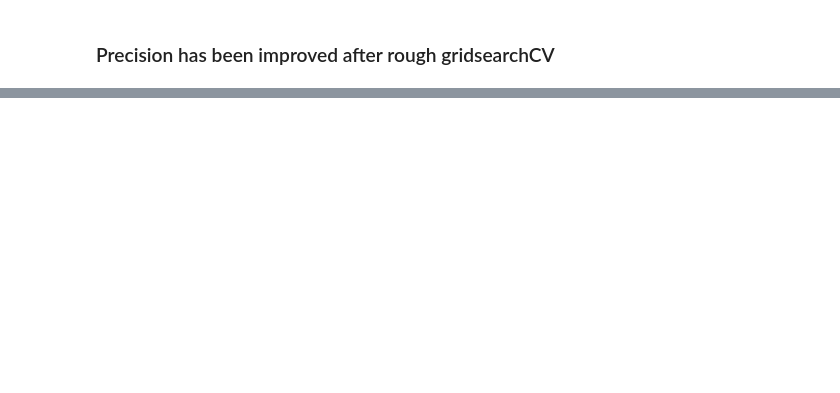
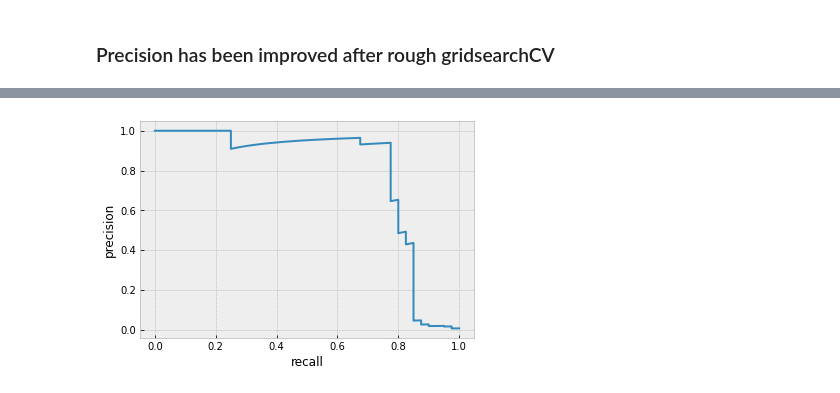
Before and after one commit to mzhou356/creditCardFraud, a Jupyter notebook: SupervisedLearning/notebooks/Xgboost_binary_classifier.ipynb, the cells around one changed output, grey strips where cells are left out. Cells and saved outputs as stored; diff of their text form; code cells hidden in the pictures; blank space fills up the shorter version.

```diff
--- a/SupervisedLearning/notebooks/Xgboost_binary_classifier.ipynb
+++ b/SupervisedLearning/notebooks/Xgboost_binary_classifier.ipynb
@@ -164,0 +213,15 @@ weighted avg       1.00      1.00      1.00     28481
+# %%
+metrics = []
+features = []
+num_features =[]
+for n in np.arange(25,5,-5):
+    print(n)
+    best_metric, best_features = customFeatureElimination(train_X,train_y,
+                                                    test_X,test_y,
+                                                    n,max_iter=50,delta=10,verbose=False)
+    num_features.append(n)
+    metrics.append(best_metric)
+    features.append(best_features)
+final_result = pd.DataFrame({"n_features":num_features,
+              "metrics":metrics,
+              "features":features})
@@ -164,0 +238,2 @@ weighted avg       1.00      1.00      1.00     28481
+# %%
+best_features = final_result["features"].iloc[2]
@@ -164,0 +249,2 @@ weighted avg       1.00      1.00      1.00     28481
+# %%
+final_model = XGBClassifier(n_estimators=50, eta = 0.25, max_depth=5).fit(train_X[best_features], train_y, eval_metric="aucpr")
@@ -164,0 +269,4 @@ weighted avg       1.00      1.00      1.00     28481
+# %%
+plot_pr_re(test_y,final_model.predict_proba(test_X[best_features])[:,1])
+# %% [output]
+[figure, added]
```
Also changed, not shown: parts of 23 cells of this notebook.
